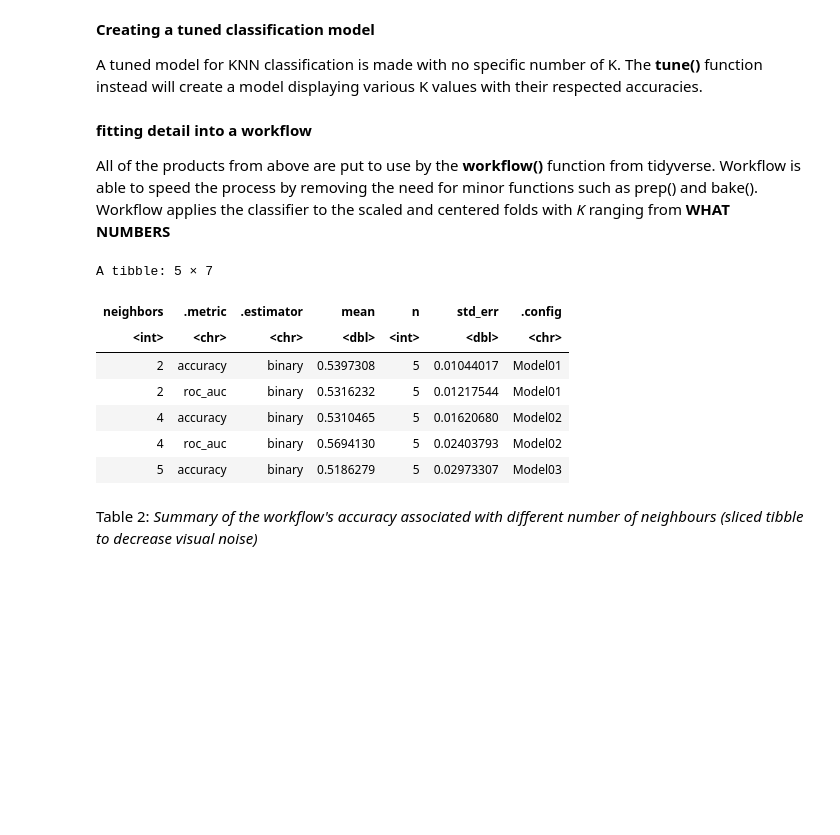
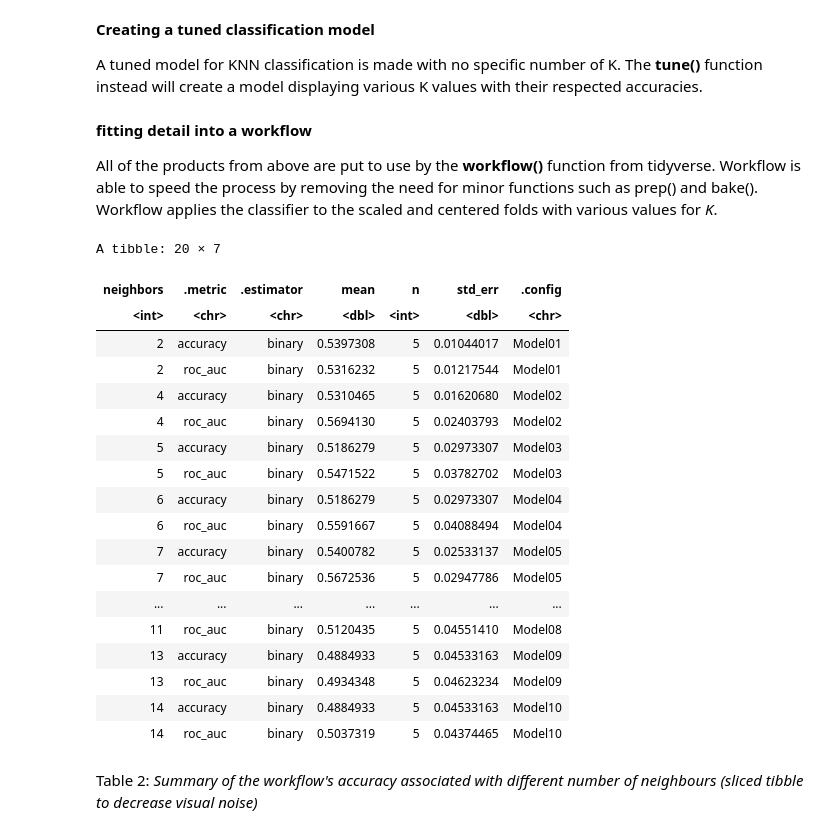
Before and after one commit to rajdhillon27/DSCI-classification-, a Jupyter notebook: Project.ipynb, the cells around one changed output. Drawn from its saved outputs; the diff is of its cells as text; code cells hidden in the pictures; blank space fills up the shorter version.

```diff
--- a/Project.ipynb
+++ b/Project.ipynb
@@ -170,28 +170,36 @@ knn_spec <- nearest_neighbor(weight_func = 'rectangular', neighbors = tune()) %>
 # %% [markdown]
 **fitting detail into a workflow**
 
-All of the products from above are put to use by the **workflow()** function from tidyverse. Workflow is able to speed the process by removing the need for minor functions such as prep() and bake(). Workflow applies the classifier to the scaled and centered folds with *K* ranging from **WHAT NUMBERS**
+All of the products from above are put to use by the **workflow()** function from tidyverse. Workflow is able to speed the process by removing the need for minor functions such as prep() and bake(). Workflow applies the classifier to the scaled and centered folds with various values for *K*.
 # %%
 # calculating the accuracy of various K values
 
 supermarket_workflow <- workflow()%>%
      add_recipe(supermarket_recipe) %>%
      add_model(knn_spec) %>%
      tune_grid(resamples = supermarket_vfold, grid = 10)%>%
      collect_metrics()
-
-
-supermarket_workflow %>%
-slice(1:5)
+supermarket_workflow
 # %% [output]
-A tibble: 5 × 7
+A tibble: 20 × 7
 | neighbors | .metric | .estimator | mean | n | std_err | .config |
 | <int> | <chr> | <chr> | <dbl> | <int> | <dbl> | <chr> |
 | 2 | accuracy | binary | 0.5397308 | 5 | 0.01044017 | Model01 |
 | 2 | roc_auc | binary | 0.5316232 | 5 | 0.01217544 | Model01 |
 | 4 | accuracy | binary | 0.5310465 | 5 | 0.01620680 | Model02 |
 | 4 | roc_auc | binary | 0.5694130 | 5 | 0.02403793 | Model02 |
 | 5 | accuracy | binary | 0.5186279 | 5 | 0.02973307 | Model03 |
+| 5 | roc_auc | binary | 0.5471522 | 5 | 0.03782702 | Model03 |
+| 6 | accuracy | binary | 0.5186279 | 5 | 0.02973307 | Model04 |
+| 6 | roc_auc | binary | 0.5591667 | 5 | 0.04088494 | Model04 |
+| 7 | accuracy | binary | 0.5400782 | 5 | 0.02533137 | Model05 |
+| 7 | roc_auc | binary | 0.5672536 | 5 | 0.02947786 | Model05 |
+| ... | ... | ... | ... | ... | ... | ... |
+| 11 | roc_auc | binary | 0.5120435 | 5 | 0.04551410 | Model08 |
+| 13 | accuracy | binary | 0.4884933 | 5 | 0.04533163 | Model09 |
+| 13 | roc_auc | binary | 0.4934348 | 5 | 0.04623234 | Model09 |
+| 14 | accuracy | binary | 0.4884933 | 5 | 0.04533163 | Model10 |
+| 14 | roc_auc | binary | 0.5037319 | 5 | 0.04374465 | Model10 |
 # %% [markdown]
 Table 2: *Summary of the workflow's accuracy associated with different number of neighbours (sliced tibble to decrease visual noise)*
 # %% [markdown]
```
Also changed, not shown: parts of 5 cells of this notebook.
